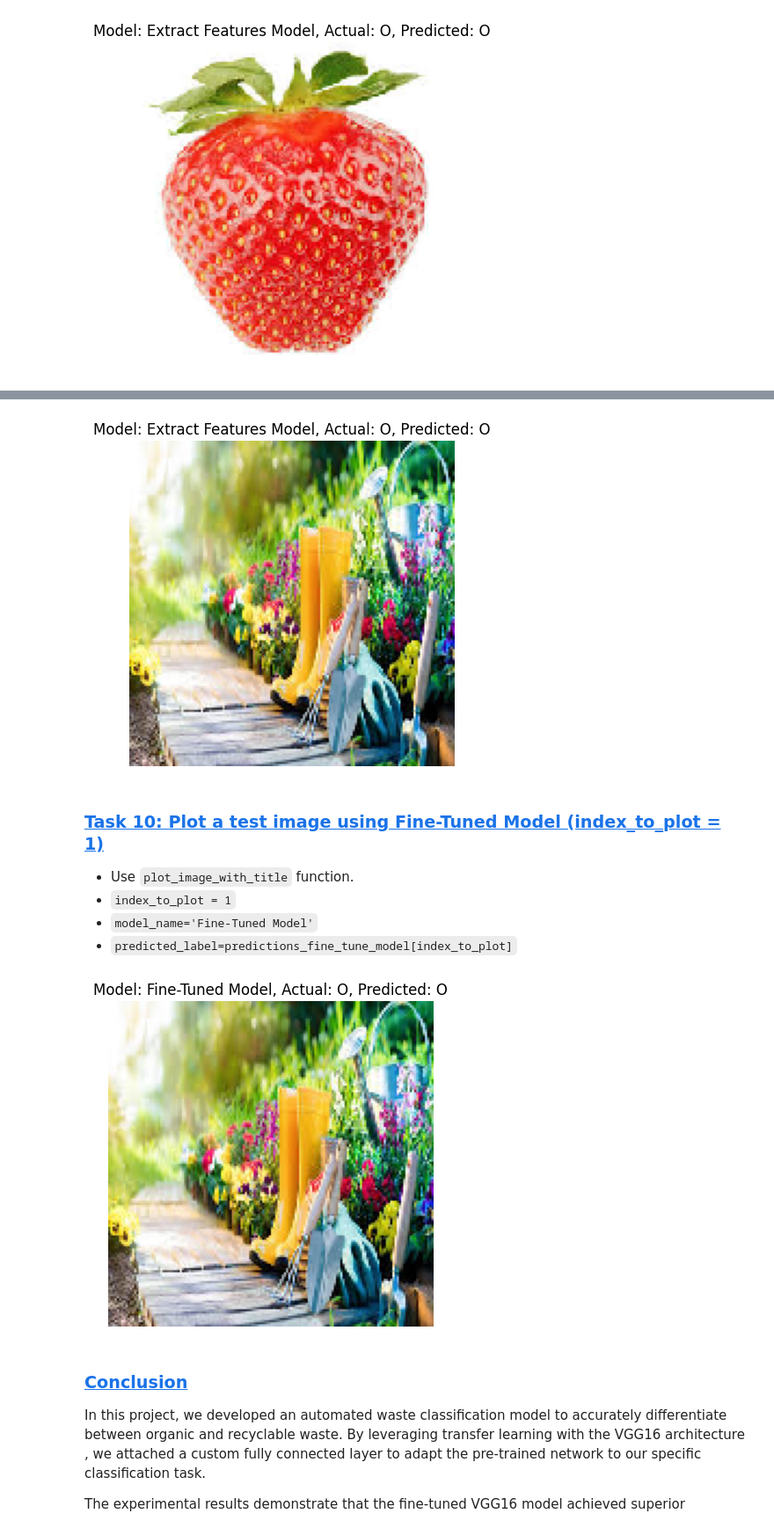
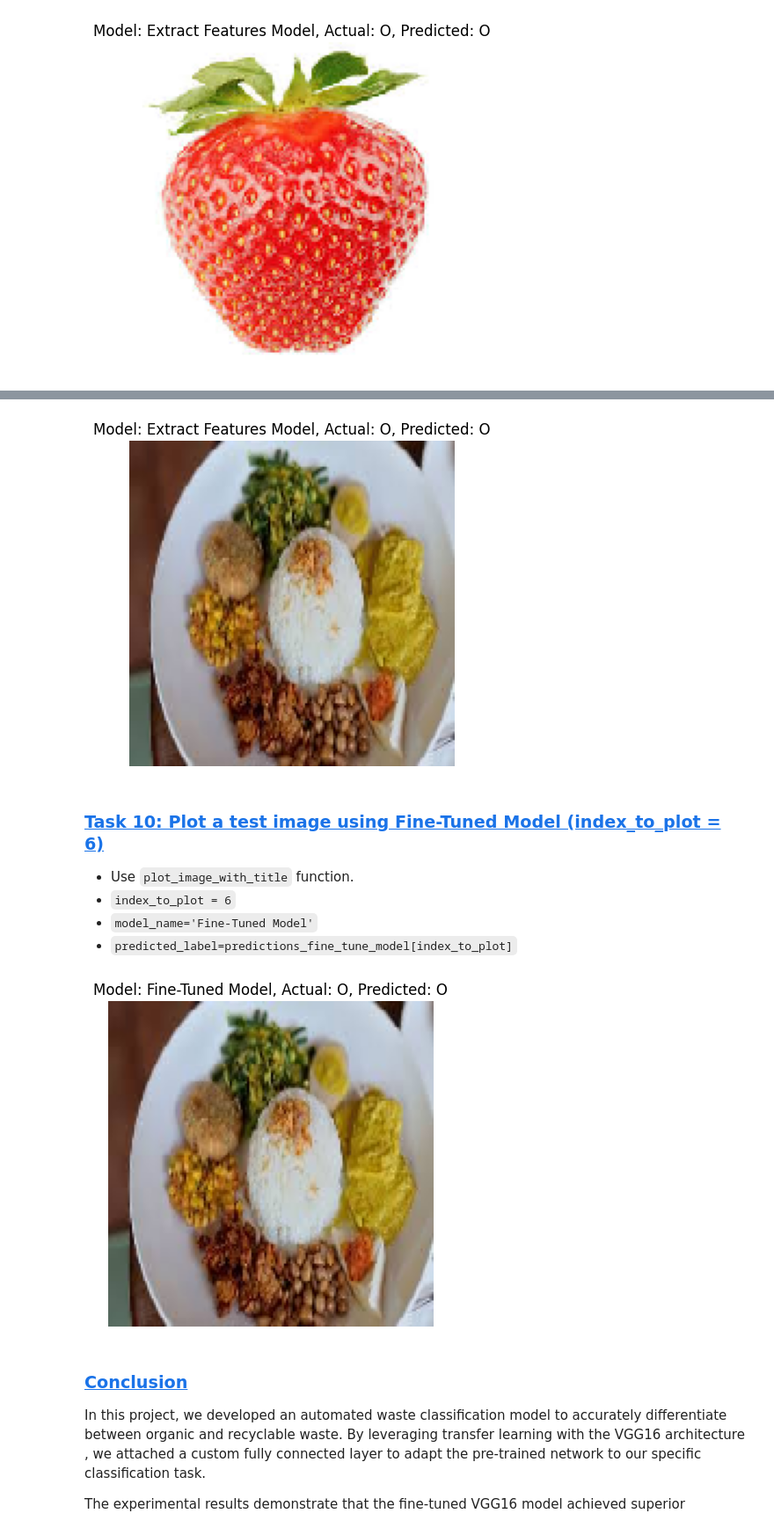
Before and after one commit to ChanintornSris/WasteProduct-Classification-using-TransferLearning, a Jupyter notebook: waste_product_classification_using_tensorflow.ipynb, the cells around one changed output, grey strips where cells are left out. Shown at 88% size. Cells and saved outputs as stored; diff of their text form; code cells hidden in the pictures.

```diff
--- a/waste_product_classification_using_tensorflow.ipynb
+++ b/waste_product_classification_using_tensorflow.ipynb
@@ -872,7 +875,7 @@ plot_image_with_title(
 - `model_name='Extract Features Model'`
 - `predicted_label=predictions_extract_feat_model[index_to_plot]`
 # %%
-index_to_plot = 1
+index_to_plot = 6
 
 plot_image_with_title(
     image=test_imgs[index_to_plot].astype('uint8'),
@@ -881,25 +884,25 @@ plot_image_with_title(
     predicted_label=predictions_extract_feat_model[index_to_plot],
     )
 # %% [output]
-[figure, old version]
+[figure, new version]
 # %% [markdown]
-### <a id='toc1_13_2_'></a>[**Task 10: Plot a test image using Fine-Tuned Model (index_to_plot = 1)**](#toc0_)
+### <a id='toc1_13_2_'></a>[**Task 10: Plot a test image using Fine-Tuned Model (index_to_plot = 6)**](#toc0_)
 
 - Use `plot_image_with_title` function.
-- `index_to_plot = 1`
+- `index_to_plot = 6`
 - `model_name='Fine-Tuned Model'`
 - `predicted_label=predictions_fine_tune_model[index_to_plot]`
 # %%
-index_to_plot = 1
+index_to_plot = 6
 
 plot_image_with_title(
     image=test_imgs[index_to_plot].astype('uint8'),
     model_name='Fine-Tuned Model',
     actual_label=test_labels[index_to_plot],
     predicted_label=predictions_fine_tune_model[index_to_plot],
     )
 # %% [output]
-[figure, old version]
+[figure, new version]
 # %% [markdown]
 ### [**Conclusion**](#toc0_)
 
```
Also changed, not shown: parts of 17 cells of this notebook.
